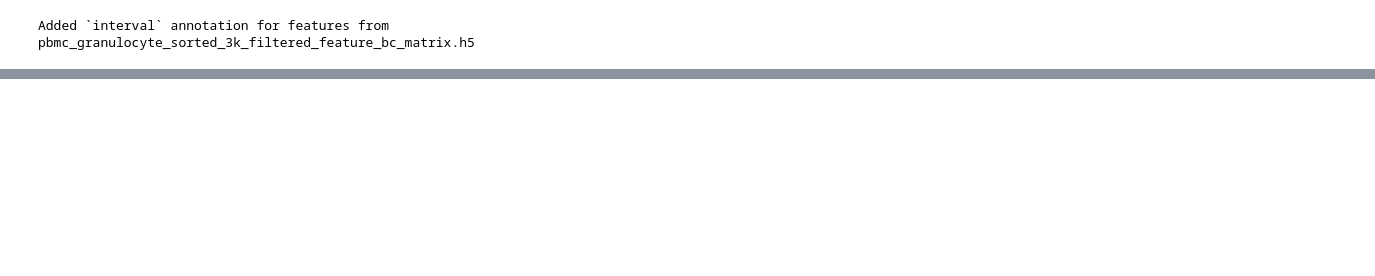
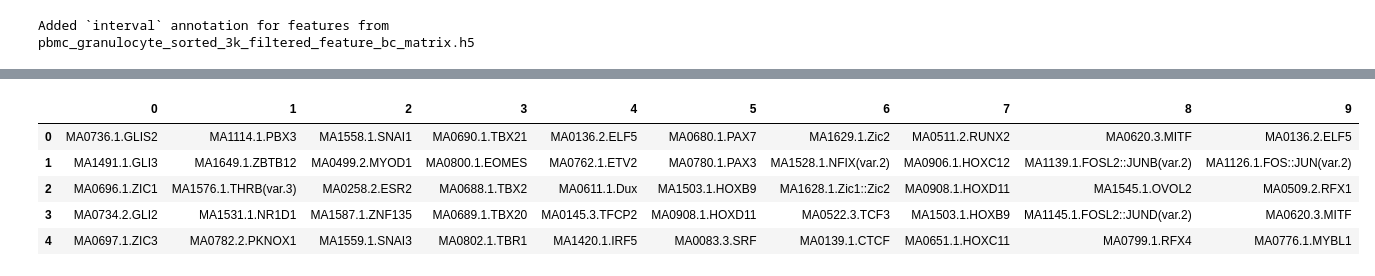
Before and after one commit to pinellolab/pychromVAR, a Jupyter notebook: tutorial/tutorial.ipynb, the cells around one changed output, grey strips where cells are left out. Cells and saved outputs as stored; diff of their text form; code cells hidden in the pictures; blank space fills up the shorter version.

```diff
--- a/tutorial/tutorial.ipynb
+++ b/tutorial/tutorial.ipynb
@@ -90,0 +102,9 @@ Wall time: 3min 48s
+# %%
+pd.DataFrame(mdata['chromvar'].uns['rank_genes_groups']['names']).head(5)
+# %% [output]
+|  | 0 | 1 | 2 | 3 | 4 | 5 | 6 | 7 | 8 | 9 |
+| 0 | MA0736.1.GLIS2 | MA1114.1.PBX3 | MA1558.1.SNAI1 | MA0690.1.TBX21 | MA0136.2.ELF5 | MA0680.1.PAX7 | MA1629.1.Zic2 | MA0511.2.RUNX2 | MA0620.3.MITF | MA0136.2.ELF5 |
+| 1 | MA1491.1.GLI3 | MA1649.1.ZBTB12 | MA0499.2.MYOD1 | MA0800.1.EOMES | MA0762.1.ETV2 | MA0780.1.PAX3 | MA1528.1.NFIX(var.2) | MA0906.1.HOXC12 | MA1139.1.FOSL2::JUNB(var.2) | MA1126.1.FOS::JUN(var.2) |
+| 2 | MA0696.1.ZIC1 | MA1576.1.THRB(var.3) | MA0258.2.ESR2 | MA0688.1.TBX2 | MA0611.1.Dux | MA1503.1.HOXB9 | MA1628.1.Zic1::Zic2 | MA0908.1.HOXD11 | MA1545.1.OVOL2 | MA0509.2.RFX1 |
+| 3 | MA0734.2.GLI2 | MA1531.1.NR1D1 | MA1587.1.ZNF135 | MA0689.1.TBX20 | MA0145.3.TFCP2 | MA0908.1.HOXD11 | MA0522.3.TCF3 | MA1503.1.HOXB9 | MA1145.1.FOSL2::JUND(var.2) | MA0620.3.MITF |
+| 4 | MA0697.1.ZIC3 | MA0782.2.PKNOX1 | MA1559.1.SNAI3 | MA0802.1.TBR1 | MA1420.1.IRF5 | MA0083.3.SRF | MA0139.1.CTCF | MA0651.1.HOXC11 | MA0799.1.RFX4 | MA0776.1.MYBL1 |
```
Also changed, not shown: parts of 36 cells of this notebook, 5 other files.
